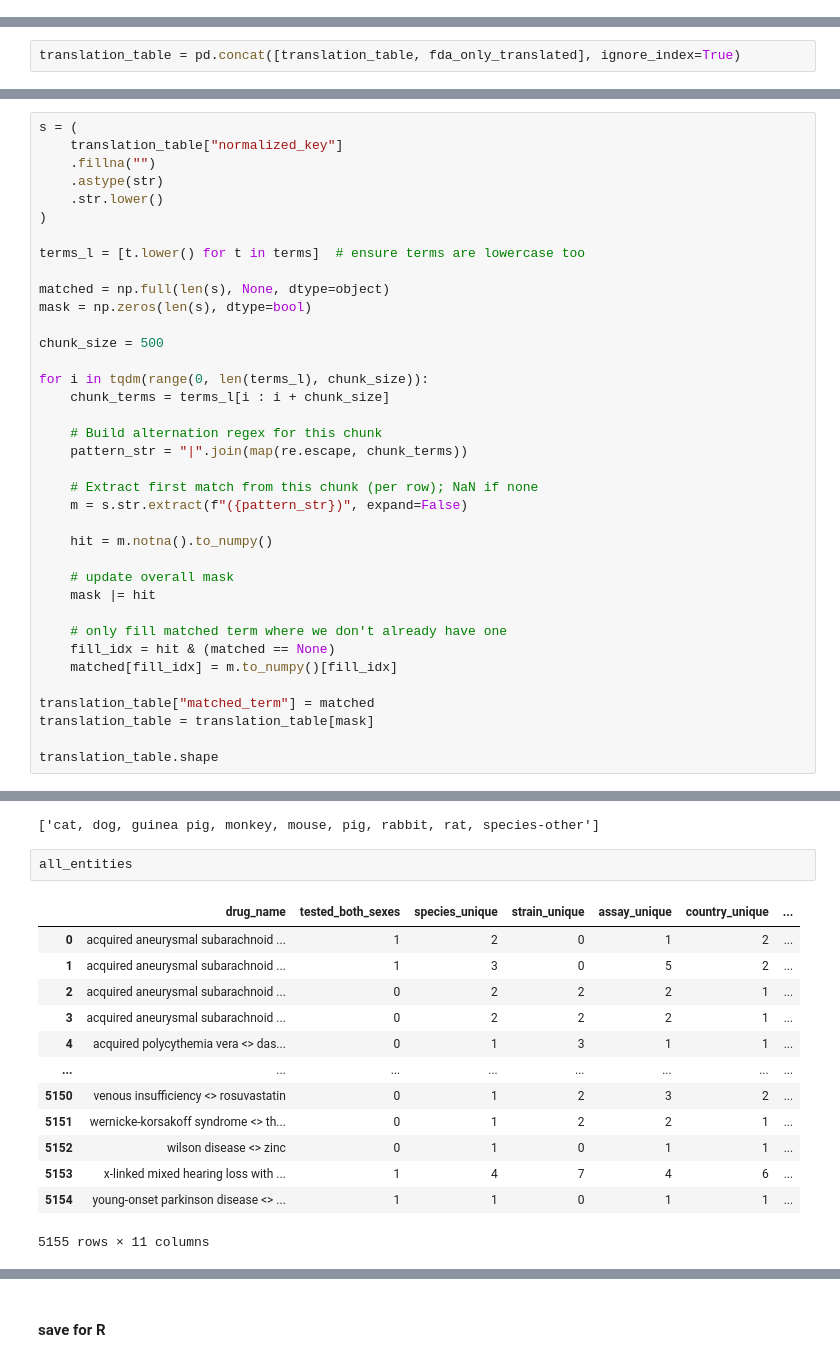
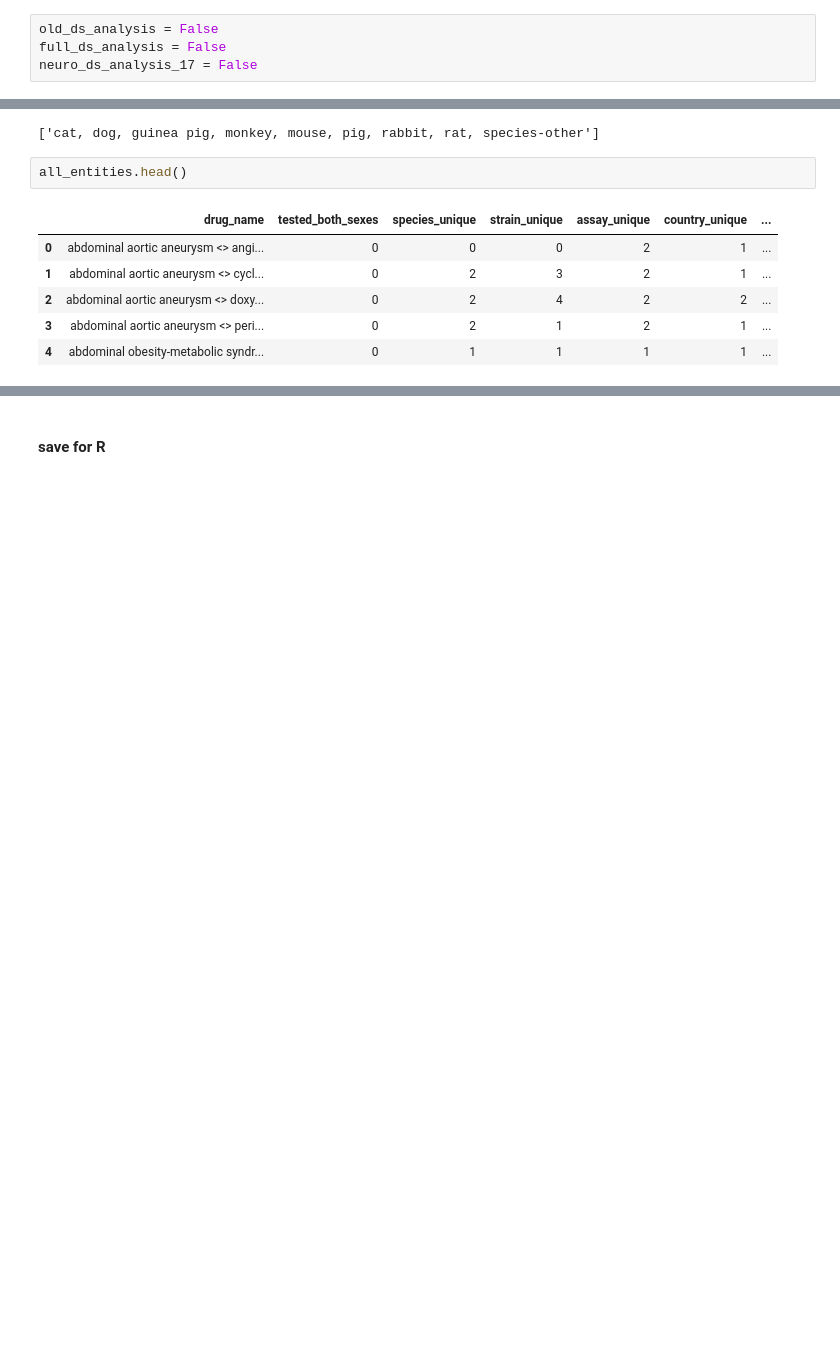
Before and after one commit to Ineichen-Group/Preclinical_DrugDisease_Translation_Pipeline, a Jupyter notebook: 10_drug_disease_translation_analysis/Translation_05_Preclinical_Associations_Drug_Disease.ipynb, the cells around one changed output, grey strips where cells are left out. Cells and saved outputs as stored; diff of their text form; blank space fills up the shorter version.

```diff
--- a/10_drug_disease_translation_analysis/Translation_05_Preclinical_Associations_Drug_Disease.ipynb
+++ b/10_drug_disease_translation_analysis/Translation_05_Preclinical_Associations_Drug_Disease.ipynb
@@ -11,4 +11,8 @@ from tqdm.notebook import tqdm  # or from tqdm import tqdm
 # Translation Table
 
 NB: HERE WE WORK ONLY WITH ARTICLES WHICH HAVE FULL-TEXT -> CAN IMPACT THE NUMBER OF REPORTED ENTITIES. IF THEY HAD NO STUDIES WITH ANNOTATIONS, THEY ARE EXCLUDED
+# %%
+old_ds_analysis = False
+full_ds_analysis = False
+neuro_ds_analysis_17 = False
 # %%
@@ -25,2 +62,0 @@ fda_only_translated.shape
-# %%
-translation_table = pd.concat([translation_table, fda_only_translated], ignore_index=True)
@@ -63,37 +62,0 @@ pattern = re.compile("|".join(map(re.escape, terms)))
-# %%
-s = (
-    translation_table["normalized_key"]
-    .fillna("")
-    .astype(str)
-    .str.lower()
-)
-
-terms_l = [t.lower() for t in terms]  # ensure terms are lowercase too
-
-matched = np.full(len(s), None, dtype=object)
-mask = np.zeros(len(s), dtype=bool)
-
-chunk_size = 500
-
-for i in tqdm(range(0, len(terms_l), chunk_size)):
-    chunk_terms = terms_l[i : i + chunk_size]
-
-    # Build alternation regex for this chunk
-    pattern_str = "|".join(map(re.escape, chunk_terms))
-
-    # Extract first match from this chunk (per row); NaN if none
-    m = s.str.extract(f"({pattern_str})", expand=False)
-
-    hit = m.notna().to_numpy()
-
-    # update overall mask
-    mask |= hit
-
-    # only fill matched term where we don't already have one
-    fill_idx = hit & (matched == None)
-    matched[fill_idx] = m.to_numpy()[fill_idx]
-
-translation_table["matched_term"] = matched
-translation_table = translation_table[mask]
-
-translation_table.shape
@@ -1165,18 +1140,11 @@ list(table_by_drug_appr[table_by_drug_appr['drug_name']=="epilepsy <> diazepam"]
 # %% [output]
 ['cat, dog, guinea pig, monkey, mouse, pig, rabbit, rat, species-other']
 # %%
-all_entities
+all_entities.head()
 # %% [output]
 |  | drug_name | tested_both_sexes | species_unique | strain_unique | assay_unique | country_unique | ... |
-| 0 | acquired aneurysmal subarachnoid ... | 1 | 2 | 0 | 1 | 2 | ... |
-| 1 | acquired aneurysmal subarachnoid ... | 1 | 3 | 0 | 5 | 2 | ... |
-| 2 | acquired aneurysmal subarachnoid ... | 0 | 2 | 2 | 2 | 1 | ... |
-| 3 | acquired aneurysmal subarachnoid ... | 0 | 2 | 2 | 2 | 1 | ... |
-| 4 | acquired polycythemia vera <> das... | 0 | 1 | 3 | 1 | 1 | ... |
-| ... | ... | ... | ... | ... | ... | ... | ... |
-| 5150 | venous insufficiency <> rosuvastatin | 0 | 1 | 2 | 3 | 2 | ... |
-| 5151 | wernicke-korsakoff syndrome <> th... | 0 | 1 | 2 | 2 | 1 | ... |
-| 5152 | wilson disease <> zinc | 0 | 1 | 0 | 1 | 1 | ... |
-| 5153 | x-linked mixed hearing loss with ... | 1 | 4 | 7 | 4 | 6 | ... |
-| 5154 | young-onset parkinson disease <> ... | 1 | 1 | 0 | 1 | 1 | ... |
+| 0 | abdominal aortic aneurysm <> angi... | 0 | 0 | 0 | 2 | 1 | ... |
+| 1 | abdominal aortic aneurysm <> cycl... | 0 | 2 | 3 | 2 | 1 | ... |
+| 2 | abdominal aortic aneurysm <> doxy... | 0 | 2 | 4 | 2 | 2 | ... |
+| 3 | abdominal aortic aneurysm <> peri... | 0 | 2 | 1 | 2 | 1 | ... |
+| 4 | abdominal obesity-metabolic syndr... | 0 | 1 | 1 | 1 | 1 | ... |
-5155 rows × 11 columns
```
Also changed, not shown: parts of 53 cells of this notebook, 1 other file.
